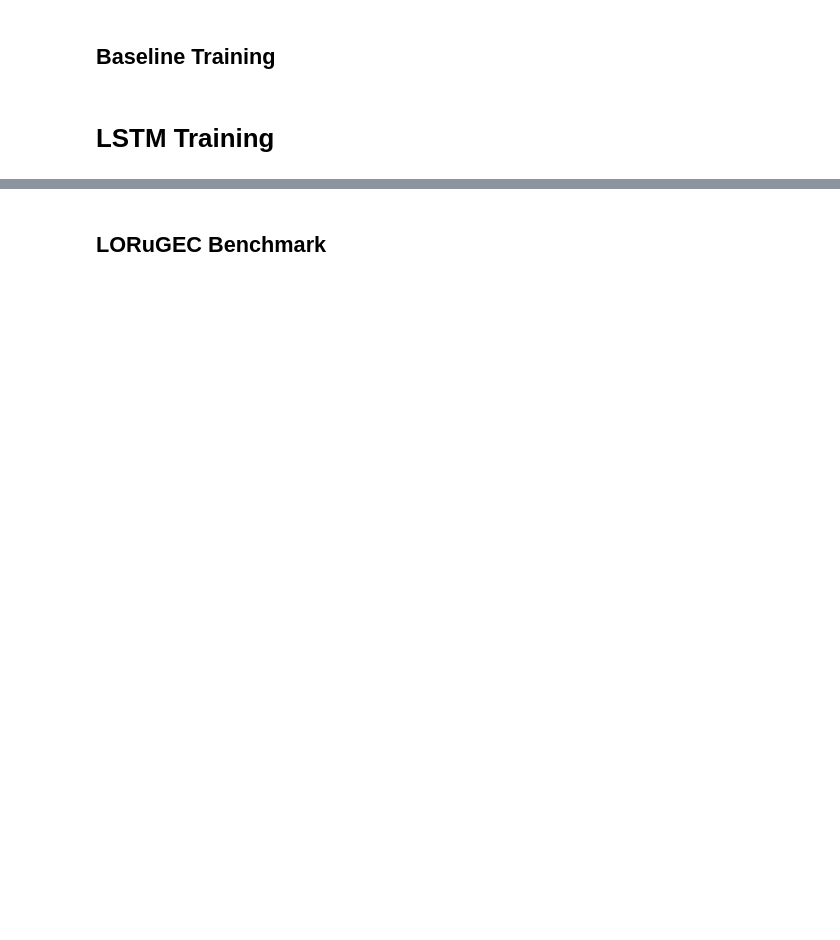
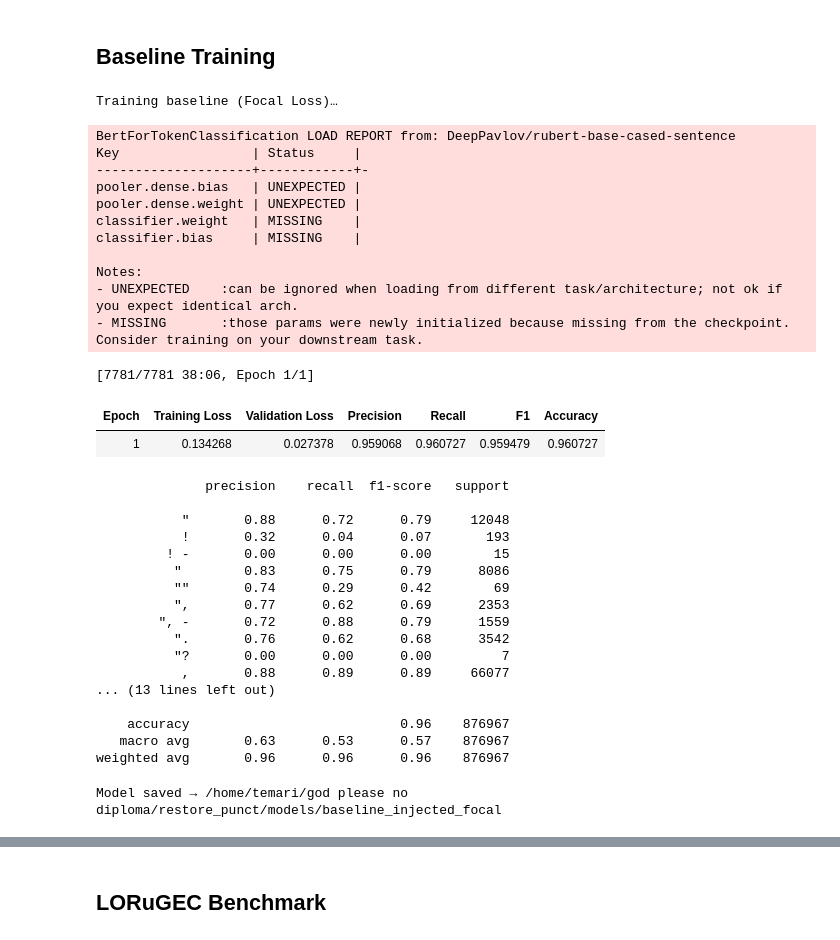
Before and after one commit to Valerik-Bogd/restore_punct, a Jupyter notebook: Diploma_model_0.ipynb, the cells around one changed output, grey strips where cells are left out. Saved outputs shown, nothing was run; the diff lists cells and outputs as text; code cells hidden in the pictures; blank space fills up the shorter version.

```diff
--- a/Diploma_model_0.ipynb
+++ b/Diploma_model_0.ipynb
@@ -270,6 +308,7 @@ def get_model(use_crf=USE_CRF, use_lstm=USE_LSTM, load_from_path=None):
 def get_trainer(model_to_train, train_ds, val_ds,
                 output_dir="training-output", learning_rate=2e-5,
                 num_epochs=3, eval_strategy="epoch", save_strategy="epoch"):
+
     args = TrainingArguments(
         output_dir=output_dir,
         eval_strategy=eval_strategy,
@@ -285,7 +324,17 @@ def get_trainer(model_to_train, train_ds, val_ds,
         report_to="none",
     )
 
-    TrainerClass = CRFTrainer if USE_CRF else FocalLossTrainer
+    if USE_CRF:
+        from custom_trainer import CRFTrainer
+        TrainerClass = CRFTrainer
+
+    elif USE_LSTM:
+        from transformers import Trainer
+        TrainerClass = Trainer
+
+    else:
+        from custom_trainer import FocalLossTrainer
+        TrainerClass = FocalLossTrainer
 
     return TrainerClass(
         model=model_to_train,
@@ -296,16 +345,3 @@ def get_trainer(model_to_train, train_ds, val_ds,
         data_collator=data_collator,
         compute_metrics=compute_metrics,
     )
-
-
-def save_model(model_to_save, save_dir):
-    os.makedirs(save_dir, exist_ok=True)
-    if USE_CRF:
-        torch.save(
-            model_to_save.state_dict(),
-            os.path.join(save_dir, "pytorch_model.bin"),
-        )
-    else:
-        model_to_save.save_pretrained(save_dir)
-    tokenizer.save_pretrained(save_dir)
-    print(f"Model saved → {save_dir}")
@@ -314,33 +363,64 @@ def save_model(model_to_save, save_dir):
 # %%
 tokenized_baseline = raw_datasets.map(align_labels_with_tokens, batched=True)
 
 if DEBUG:
     tokenized_baseline["train"] = tokenized_baseline["train"].select(range(50))
     tokenized_baseline["validation"] = tokenized_baseline["validation"].select(range(10))
 
 if TRAIN_BASELINE:
     print(f"Training baseline ({'CRF' if USE_CRF else 'Focal Loss'})…")
 
     model_baseline = get_model(use_crf=USE_CRF)
 
     trainer_baseline = get_trainer(
         model_baseline,
         tokenized_baseline["train"],
         tokenized_baseline["validation"],
-        output_dir=f"bert-{suffix}-baseline",
+        output_dir=os.path.join(MODEL_DIR, f"bert-{suffix}-baseline_temp"),
         learning_rate=2e-5,
         num_epochs=NUM_EPOCHS,
-        save_strategy="no",
-        output_dir=os.path.join(MODEL_DIR, f"bert-{suffix}-baseline_temp")
+        save_strategy="no"
     )
     trainer_baseline.train()
 
     save_model(model_baseline, BASELINE_MODEL_DIR)
 
     del model_baseline, trainer_baseline
     torch.cuda.empty_cache()
 else:
     print(f"Skipping baseline (TRAIN_BASELINE=False).\n"
           f"Expecting saved model at: {BASELINE_MODEL_DIR}")
+# %% [output]
+Training baseline (Focal Loss)…
+BertForTokenClassification LOAD REPORT from: DeepPavlov/rubert-base-cased-sentence
+Key                 | Status     |
+--------------------+------------+-
+pooler.dense.bias   | UNEXPECTED |
+pooler.dense.weight | UNEXPECTED |
+classifier.weight   | MISSING    |
+classifier.bias     | MISSING    |
+
+Notes:
+- UNEXPECTED    :can be ignored when loading from different task/architecture; not ok if you expect identical arch.
+- MISSING       :those params were newly initialized because missing from the checkpoint. Consider training on your downstream task.
+[7781/7781 38:06, Epoch 1/1]
+| Epoch | Training Loss | Validation Loss | Precision | Recall | F1 | Accuracy |
+| 1 | 0.134268 | 0.027378 | 0.959068 | 0.960727 | 0.959479 | 0.960727 |
+              precision    recall  f1-score   support
+
+           "       0.88      0.72      0.79     12048
+           !       0.32      0.04      0.07       193
+         ! -       0.00      0.00      0.00        15
+          "        0.83      0.75      0.79      8086
+          ""       0.74      0.29      0.42        69
+          ",       0.77      0.62      0.69      2353
+        ", -       0.72      0.88      0.79      1559
+          ".       0.76      0.62      0.68      3542
+          "?       0.00      0.00      0.00         7
+           ,       0.88      0.89      0.89     66077
+... (13 lines left out)
+
+    accuracy                           0.96    876967
+   macro avg       0.63      0.53      0.57    876967
+weighted avg       0.96      0.96      0.96    876967
+Model saved → /home/temari/god please no diploma/restore_punct/models/baseline_injected_focal
-# %% [markdown]
-# LSTM Training
```
Also changed, not shown: parts of 19 cells of this notebook, 15 other files.
